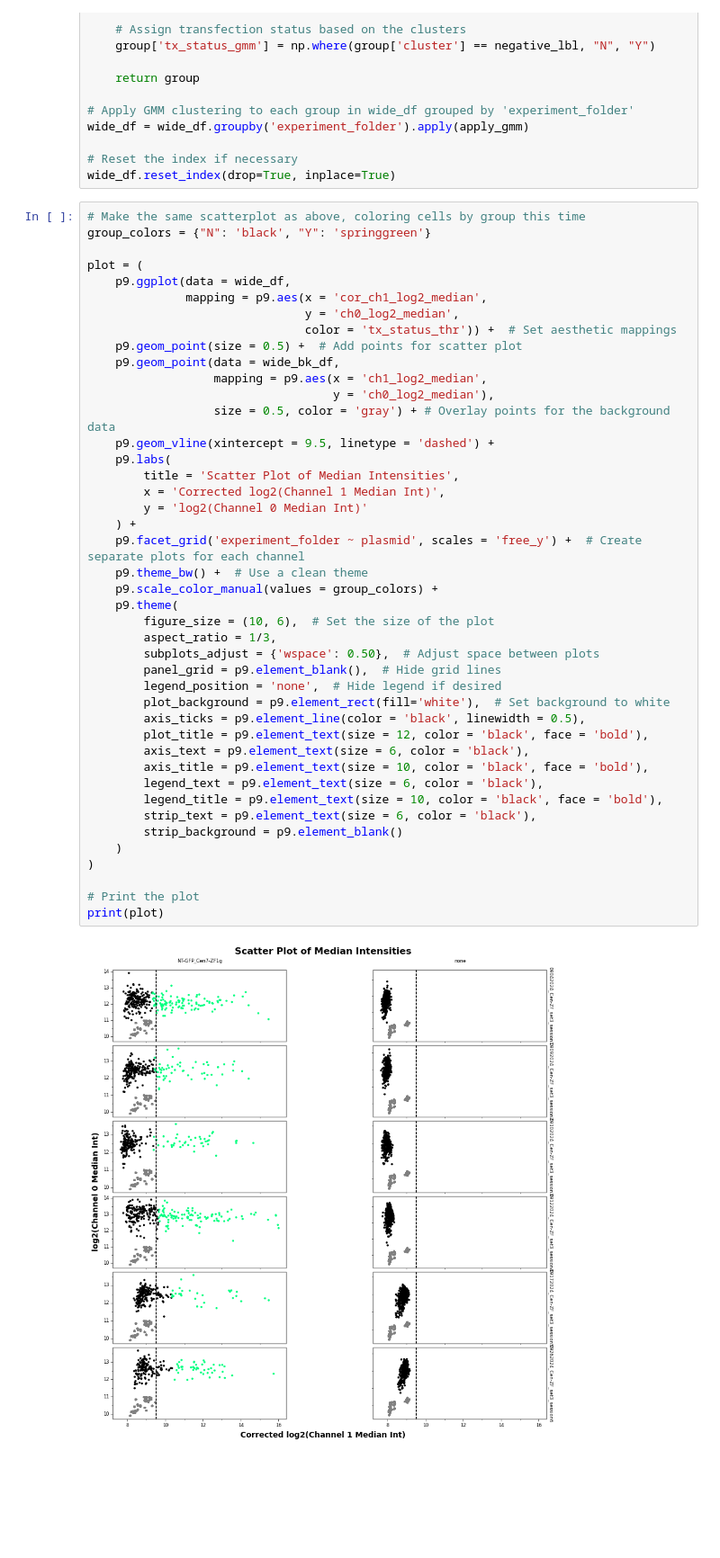
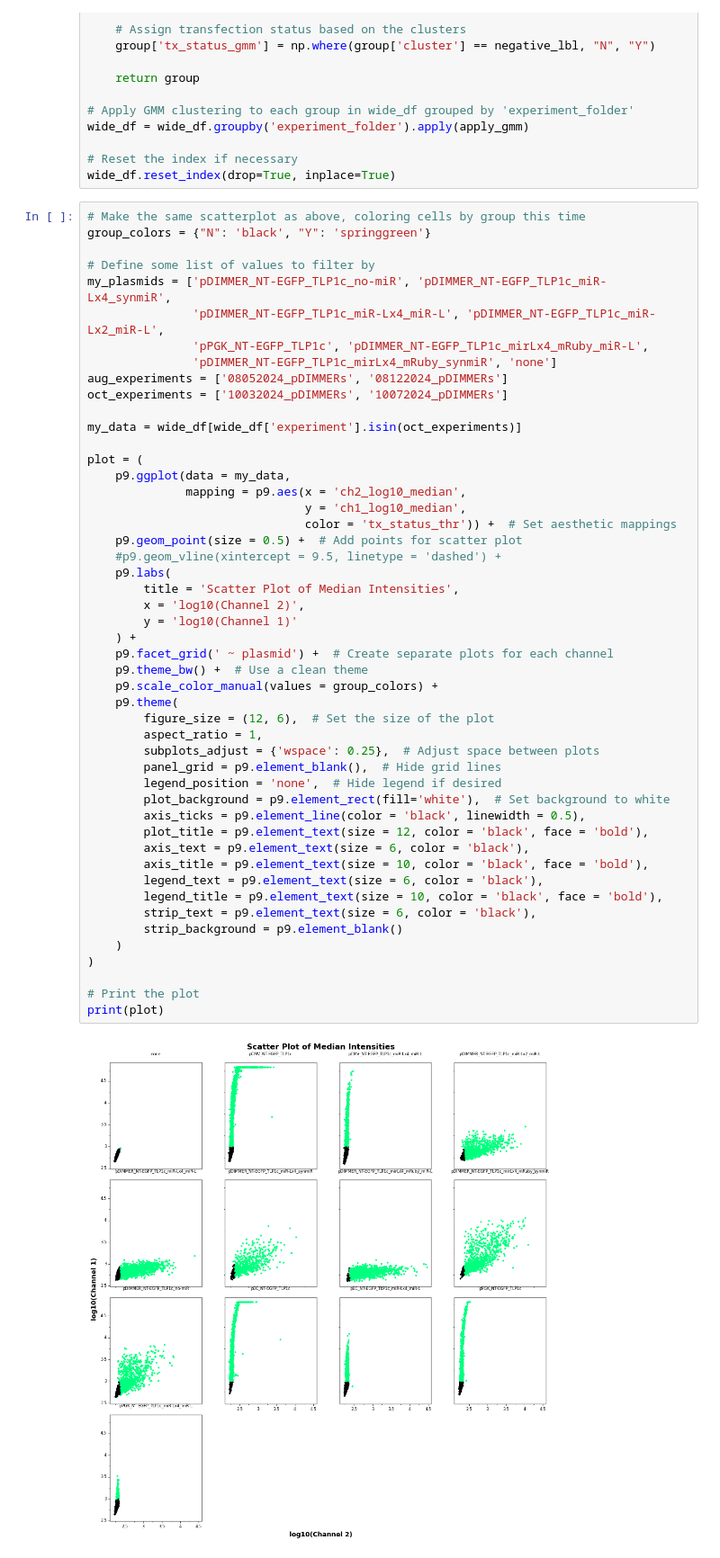
Before and after one commit to timotheelionnet/python_image-analysis, a Jupyter notebook: notebooks/img-explorer.ipynb, the cells around one changed output. Shown at 90% size. Saved outputs shown, nothing was run; the diff lists cells and outputs as text; blank space fills up the shorter version.

```diff
--- a/notebooks/img-explorer.ipynb
+++ b/notebooks/img-explorer.ipynb
@@ -1330,47 +1446,53 @@ wide_df.reset_index(drop=True, inplace=True)
 # %%
 # Make the same scatterplot as above, coloring cells by group this time
 group_colors = {"N": 'black', "Y": 'springgreen'}
 
+# Define some list of values to filter by
+my_plasmids = ['pDIMMER_NT-EGFP_TLP1c_no-miR', 'pDIMMER_NT-EGFP_TLP1c_miR-Lx4_synmiR',
+               'pDIMMER_NT-EGFP_TLP1c_miR-Lx4_miR-L', 'pDIMMER_NT-EGFP_TLP1c_miR-Lx2_miR-L',
+               'pPGK_NT-EGFP_TLP1c', 'pDIMMER_NT-EGFP_TLP1c_mirLx4_mRuby_miR-L',
+               'pDIMMER_NT-EGFP_TLP1c_mirLx4_mRuby_synmiR', 'none']
+aug_experiments = ['08052024_pDIMMERs', '08122024_pDIMMERs']
+oct_experiments = ['10032024_pDIMMERs', '10072024_pDIMMERs']
+
+my_data = wide_df[wide_df['experiment'].isin(oct_experiments)]
+
 plot = (
-    p9.ggplot(data = wide_df,
-              mapping = p9.aes(x = 'cor_ch1_log2_median',
-                               y = 'ch0_log2_median',
+    p9.ggplot(data = my_data,
+              mapping = p9.aes(x = 'ch2_log10_median',
+                               y = 'ch1_log10_median',
                                color = 'tx_status_thr')) +  # Set aesthetic mappings
     p9.geom_point(size = 0.5) +  # Add points for scatter plot
-    p9.geom_point(data = wide_bk_df,
-                  mapping = p9.aes(x = 'ch1_log2_median',
-                                   y = 'ch0_log2_median'),
-                  size = 0.5, color = 'gray') + # Overlay points for the background data
-    p9.geom_vline(xintercept = 9.5, linetype = 'dashed') +
+    #p9.geom_vline(xintercept = 9.5, linetype = 'dashed') +
     p9.labs(
         title = 'Scatter Plot of Median Intensities',
-        x = 'Corrected log2(Channel 1 Median Int)',
-        y = 'log2(Channel 0 Median Int)'
+        x = 'log10(Channel 2)',
+        y = 'log10(Channel 1)'
     ) +
-    p9.facet_grid('experiment_folder ~ plasmid', scales = 'free_y') +  # Create separate plots for each channel
+    p9.facet_grid(' ~ plasmid') +  # Create separate plots for each channel
     p9.theme_bw() +  # Use a clean theme
     p9.scale_color_manual(values = group_colors) +
     p9.theme(
-        figure_size = (10, 6),  # Set the size of the plot
-        aspect_ratio = 1/3,
-        subplots_adjust = {'wspace': 0.50},  # Adjust space between plots
+        figure_size = (12, 6),  # Set the size of the plot
+        aspect_ratio = 1,
+        subplots_adjust = {'wspace': 0.25},  # Adjust space between plots
         panel_grid = p9.element_blank(),  # Hide grid lines
         legend_position = 'none',  # Hide legend if desired
         plot_background = p9.element_rect(fill='white'),  # Set background to white
         axis_ticks = p9.element_line(color = 'black', linewidth = 0.5),
         plot_title = p9.element_text(size = 12, color = 'black', face = 'bold'),
         axis_text = p9.element_text(size = 6, color = 'black'),
         axis_title = p9.element_text(size = 10, color = 'black', face = 'bold'),
         legend_text = p9.element_text(size = 6, color = 'black'),
         legend_title = p9.element_text(size = 10, color = 'black', face = 'bold'),
         strip_text = p9.element_text(size = 6, color = 'black'),
         strip_background = p9.element_blank()
     )
 )
 
 # Print the plot
 print(plot)
 # %% [output]
-[figure, old version]
+[figure, new version]
 # %%
 print(wide_df.head())
```
Also changed, not shown: parts of 17 cells of this notebook, 1 other file.
